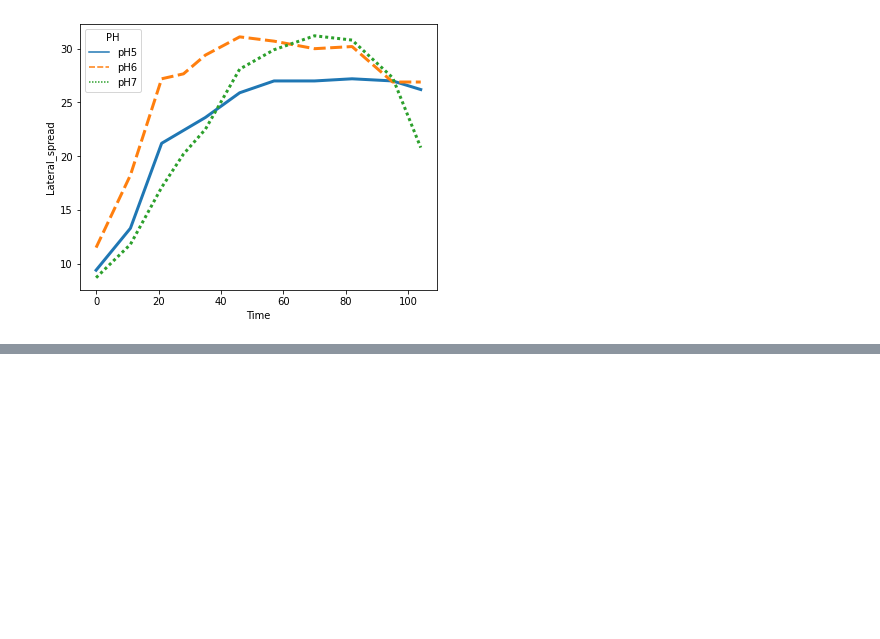
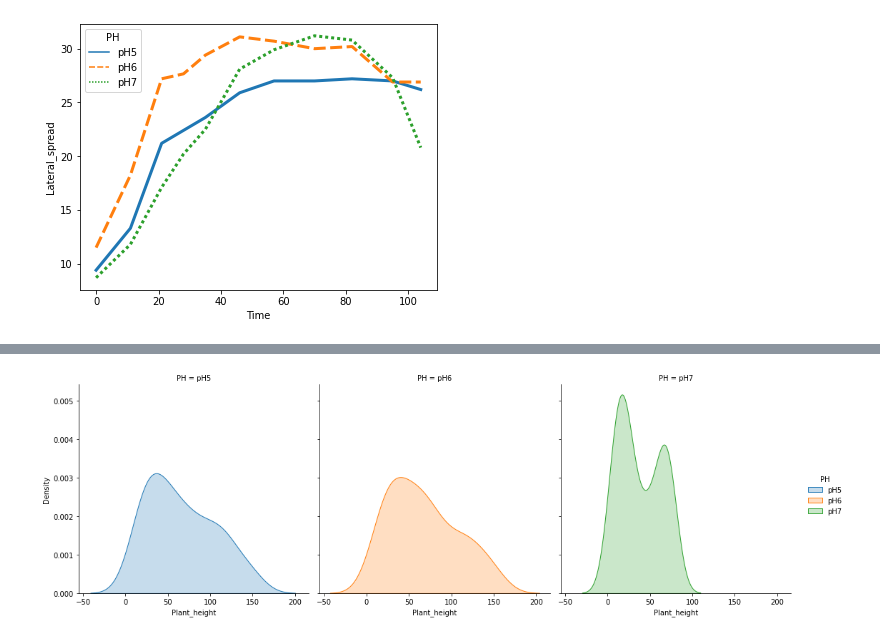
Before and after one commit to AI-human/codecademy_matplotlib_and_seaborn_tuitorial, a Jupyter notebook: Seaborn Fundamental/Modify Chart Parameters With Seaborn.ipynb, the cells around one changed output, grey strips where cells are left out. Cells and saved outputs as stored; diff of their text form; code cells hidden in the pictures; blank space fills up the shorter version.

```diff
--- a/Seaborn Fundamental/Modify Chart Parameters With Seaborn.ipynb
+++ b/Seaborn Fundamental/Modify Chart Parameters With Seaborn.ipynb
@@ -135,0 +203,5 @@ plt.show()
+# %%
+sns.displot(kind='kde',data=plants,x='Plant_height',hue='PH',col='PH',fill=True)
+plt.show()
+# %% [output]
+[figure, added]
```
Also changed, not shown: parts of 20 cells of this notebook, 1 other file.
